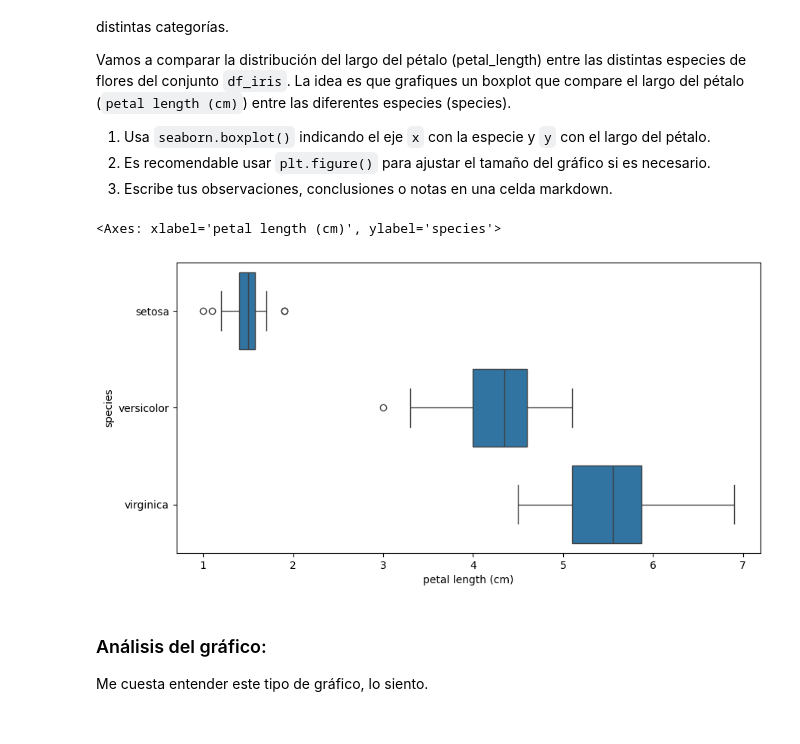
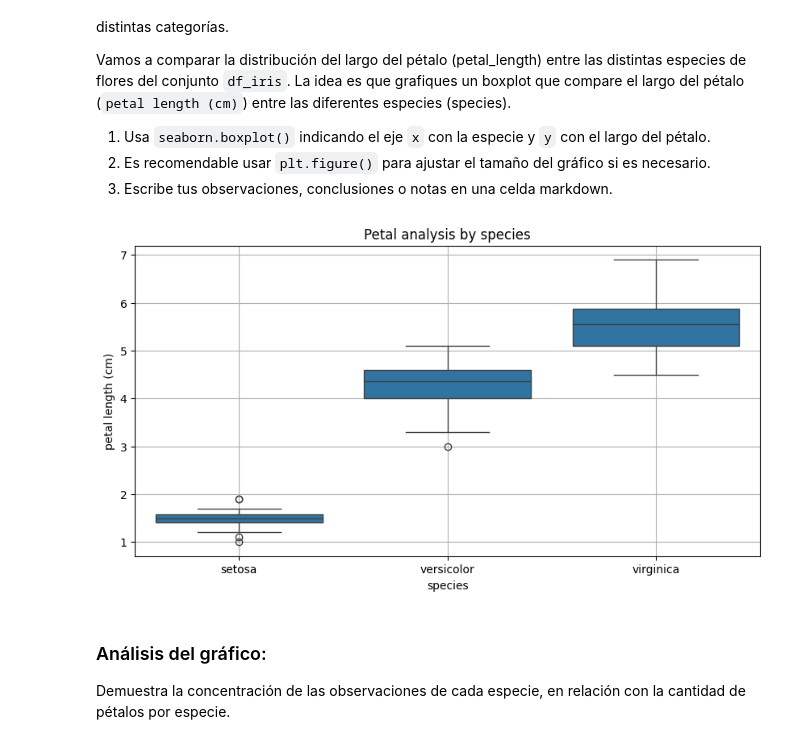
Before and after one commit to 4GeeksAcademy/Antonio27M-proyectodevisualizacion, a Jupyter notebook: notebook/03-project-visualization.ipynb, the cells around one changed output. Drawn from its saved outputs; the diff is of its cells as text; code cells hidden in the pictures.

```diff
--- a/notebook/03-project-visualization.ipynb
+++ b/notebook/03-project-visualization.ipynb
@@ -319,14 +330,17 @@ Vamos a comparar la distribución del largo del pétalo (petal_length) entre las
 2. Es recomendable usar `plt.figure()` para ajustar el tamaño del gráfico si es necesario.
 3. Escribe tus observaciones, conclusiones o notas en una celda markdown.
 # %%
-plt.figure(figsize = (10, 5))
-sns.boxplot(x = 'petal length (cm)', y = 'species', data = df_iris)
+plt.figure(figsize=(10, 5))
+sns.boxplot(x='species', y='petal length (cm)',data= df_iris)
 plt.title('Petal analysis by species')
+plt.xlabel('species')
+plt.ylabel('petal length (cm)')
+plt.grid(True)
 plt.show()
 # %% [output]
-<Axes: xlabel='petal length (cm)', ylabel='species'>
-[figure, old version]
+[figure, new version]
 # %% [markdown]
 ### Análisis del gráfico:
 
-Me cuesta entender este tipo de gráfico, lo siento.
+
+Demuestra la concentración de las observaciones de cada especie, en relación con la cantidad de pétalos por especie.
```
Also changed, not shown: parts of 14 cells of this notebook.
